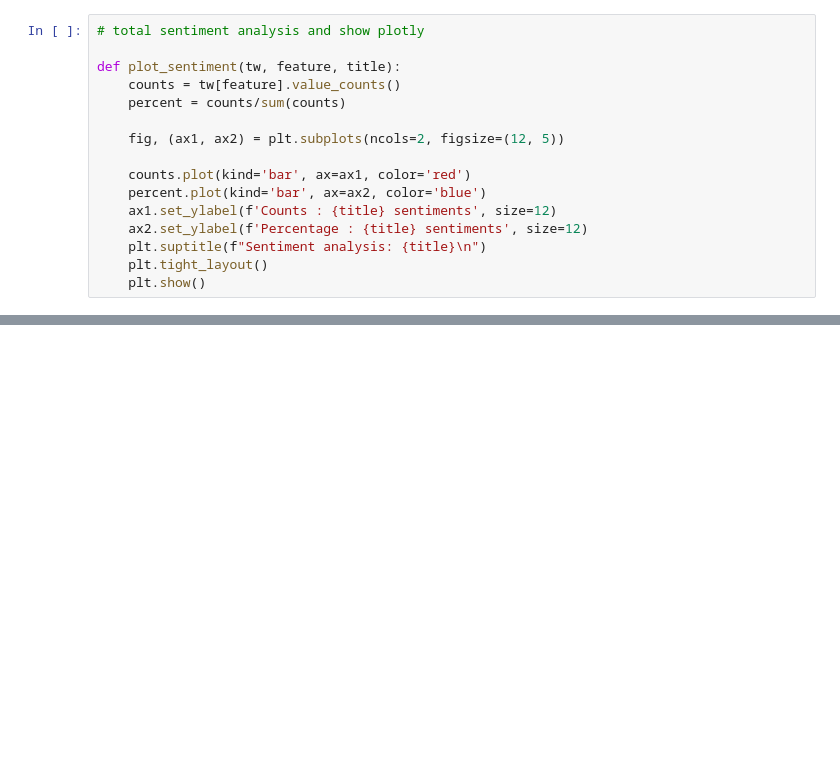
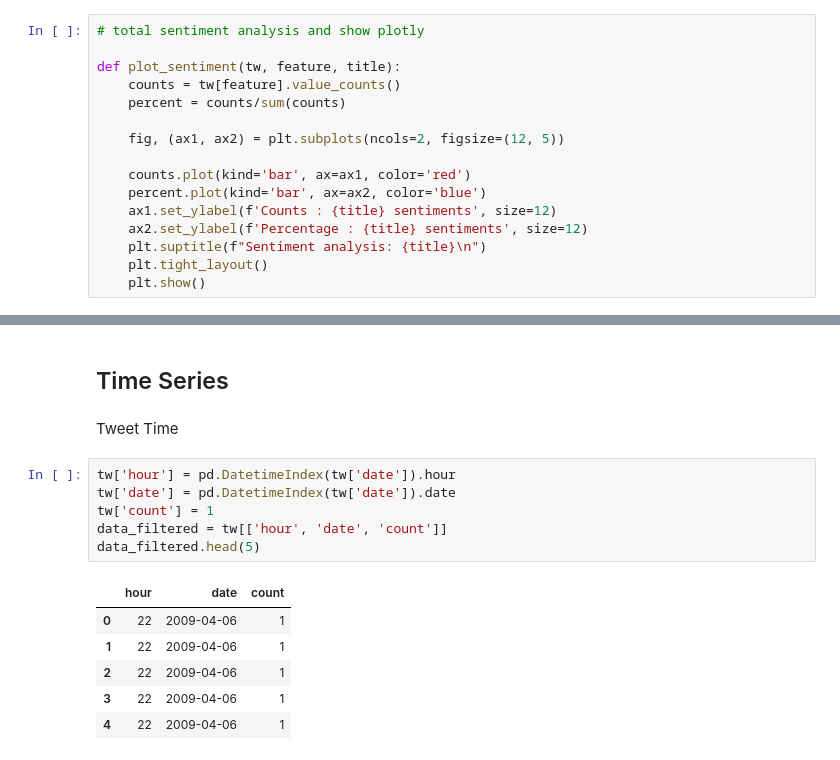
Before and after one commit to SedaColasan/CA2_ProjectTweets, a Jupyter notebook: CA2_ProjectTweets.ipynb, the cells around one changed output, grey strips where cells are left out. Saved outputs shown, nothing was run; the diff lists cells and outputs as text; blank space fills up the shorter version.

```diff
--- a/CA2_ProjectTweets.ipynb
+++ b/CA2_ProjectTweets.ipynb
@@ -451,0 +456,17 @@ plot_sentiment(tw, 'sentiment', 'Text')
+# %% [markdown]
+## Time Series
+# %% [markdown]
+Tweet Time
+# %%
+tw['hour'] = pd.DatetimeIndex(tw['date']).hour
+tw['date'] = pd.DatetimeIndex(tw['date']).date
+tw['count'] = 1
+data_filtered = tw[['hour', 'date', 'count']]
+data_filtered.head(5)
+# %% [output]
+|  | hour | date | count |
+| 0 | 22 | 2009-04-06 | 1 |
+| 1 | 22 | 2009-04-06 | 1 |
+| 2 | 22 | 2009-04-06 | 1 |
+| 3 | 22 | 2009-04-06 | 1 |
+| 4 | 22 | 2009-04-06 | 1 |
```
Also changed, not shown: parts of 9 cells of this notebook.
